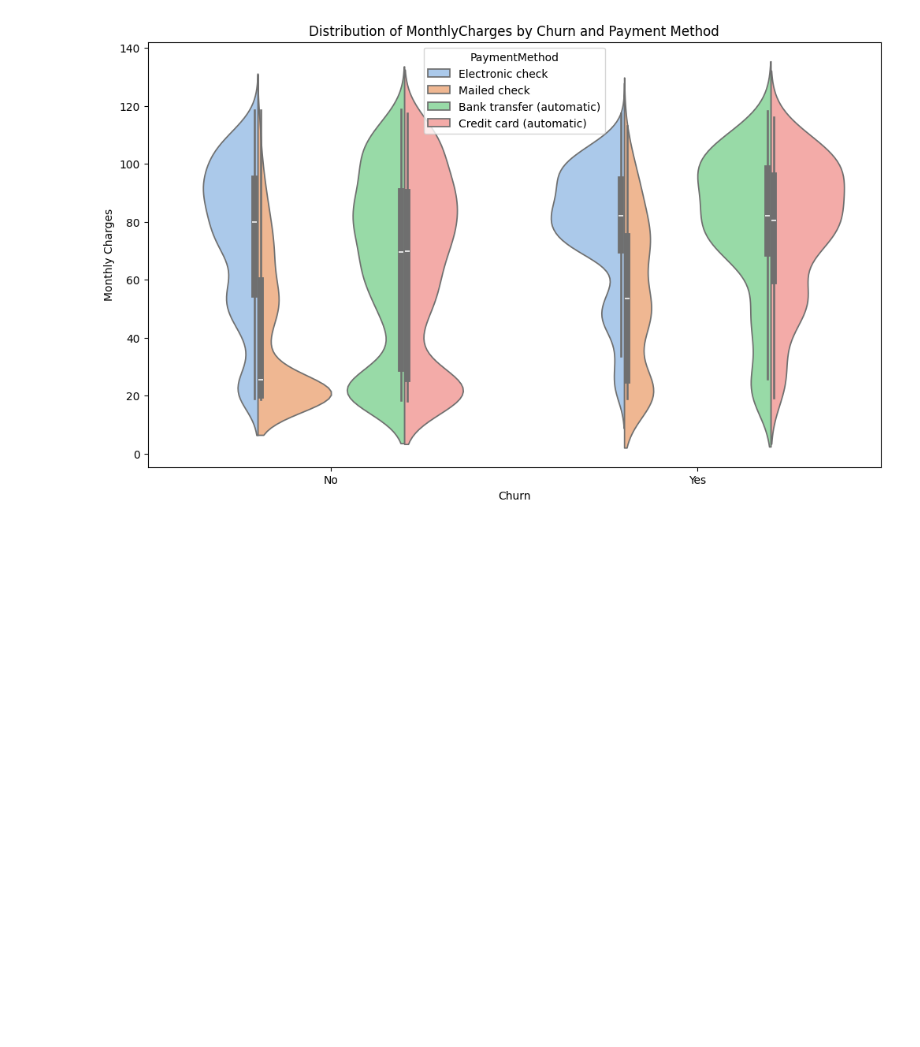
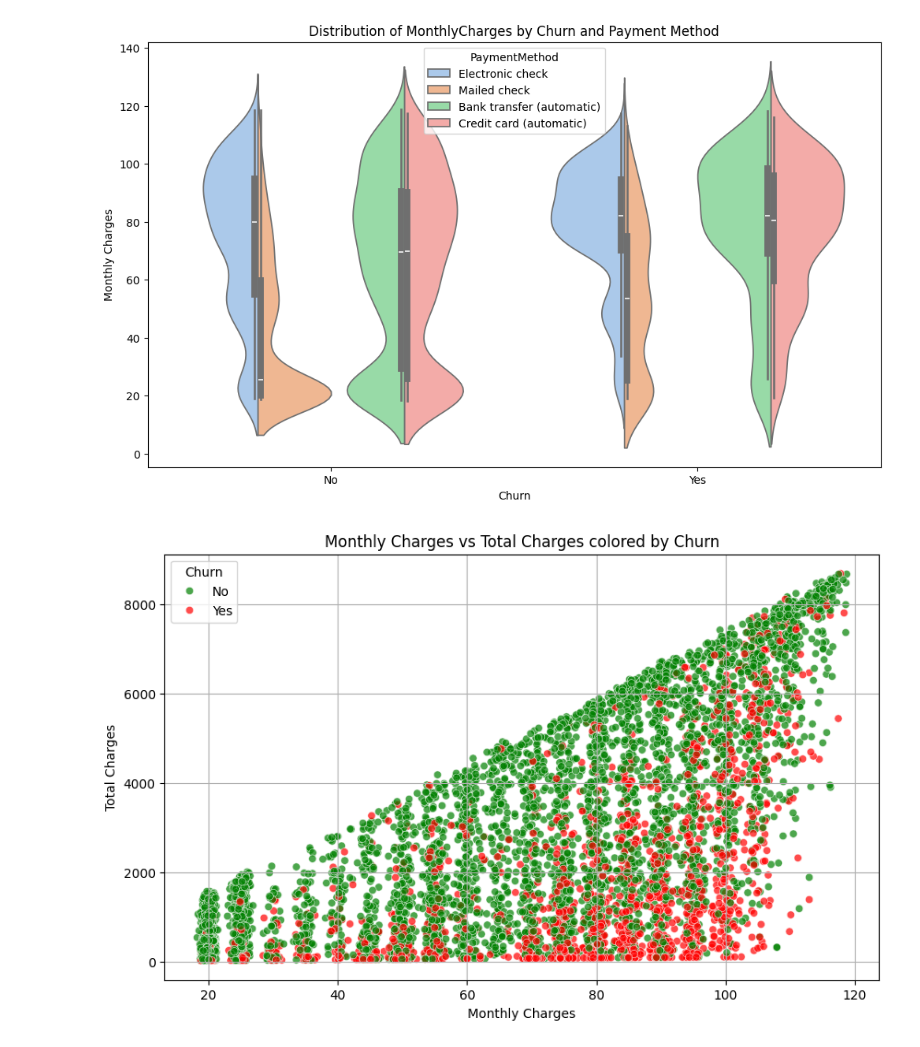
Before and after one commit to devdoan/devdoan, a Jupyter notebook: Untitled3.ipynb, the cells around one changed output. Cells and saved outputs as stored; diff of their text form; code cells hidden in the pictures; blank space fills up the shorter version.

```diff
--- a/Untitled3.ipynb
+++ b/Untitled3.ipynb
@@ -379,3 +379,13 @@ plt.ylabel('Monthly Charges')
 plt.show()
 # %% [output]
 [figure]
+# %%
+plt.figure(figsize=(10, 6))
+sns.scatterplot(data=df, x='MonthlyCharges', y='TotalCharges', hue='Churn', palette=['green', 'red'], alpha=0.7) # Changed palette to green and red
+plt.title('Monthly Charges vs Total Charges colored by Churn')
+plt.xlabel('Monthly Charges')
+plt.ylabel('Total Charges')
+plt.grid(True)
+plt.show()
+# %% [output]
+[figure, added]
```
